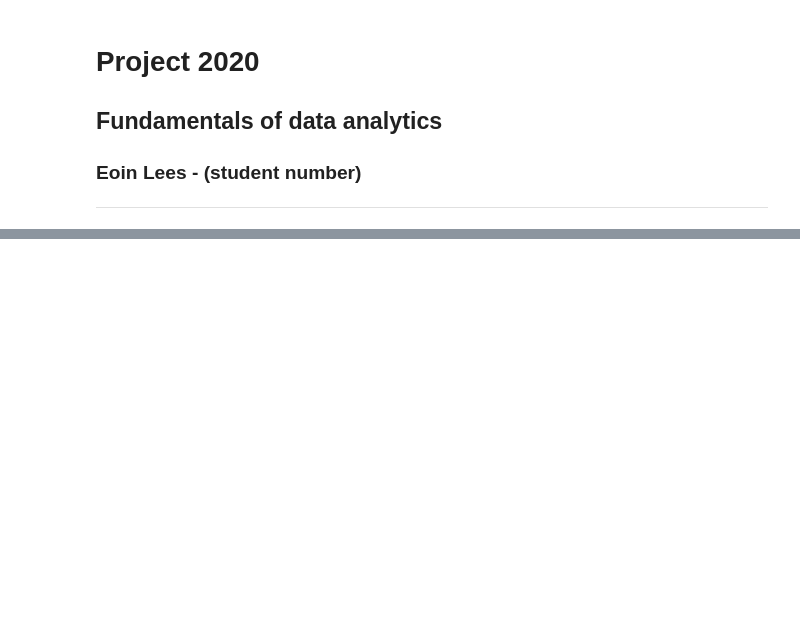
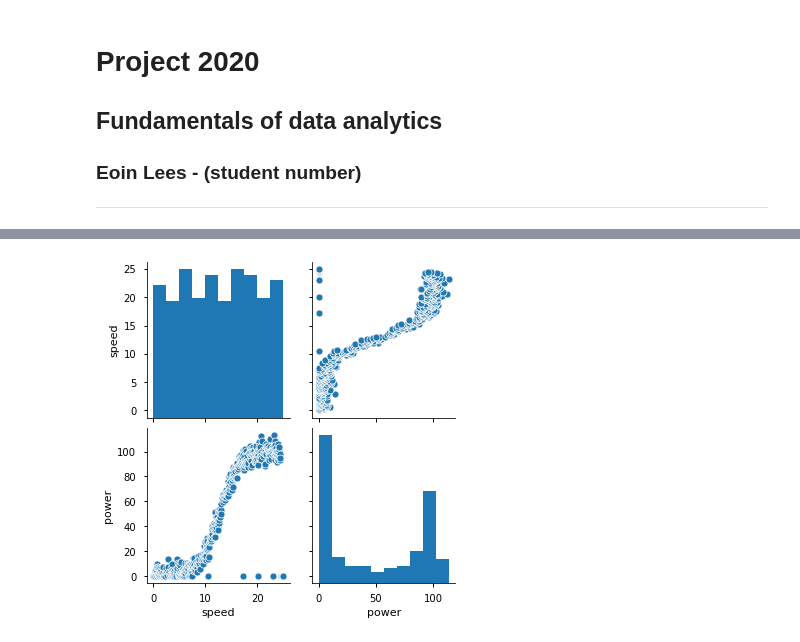
Before and after one commit to eoinlees/FoDA-Project-2020, a Jupyter notebook: Project-2020.ipynb, the cells around one changed output, grey strips where cells are left out. Drawn from its saved outputs; the diff is of its cells as text; code cells hidden in the pictures; blank space fills up the shorter version.

Commit message:
added multiple plots to test imported data. Links provided for further research

```diff
--- a/Project-2020.ipynb
+++ b/Project-2020.ipynb
@@ -9,5 +9,3 @@ import pandas as pd
 import matplotlib.style as style
 import numpy as np
 import seaborn as sns
-
-style.use('fivethirtyeight')
@@ -18,0 +32,5 @@ FileNotFoundError: [Errno 2] File  does not exist: ''
+# %%
+style.use('seaborn-notebook')
+# %%
+dfpowprod = pd.read_csv("https://raw.githubusercontent.com/eoinlees/FoDA-Project-2020/main/powerproduction.csv")
+dfpowprod
@@ -19,2 +51,4 @@ FileNotFoundError: [Errno 2] File  does not exist: ''
 # %%
-sns.pairplot(dfpowprod, hue="class");
+sns.pairplot(dfpowprod);
+# %% [output]
+[figure, added]
```
Also changed, not shown: parts of 9 cells of this notebook.
